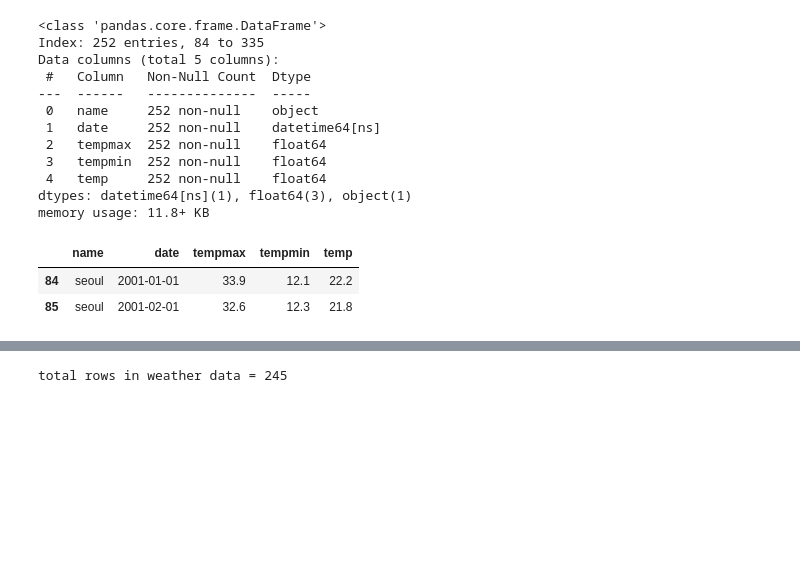
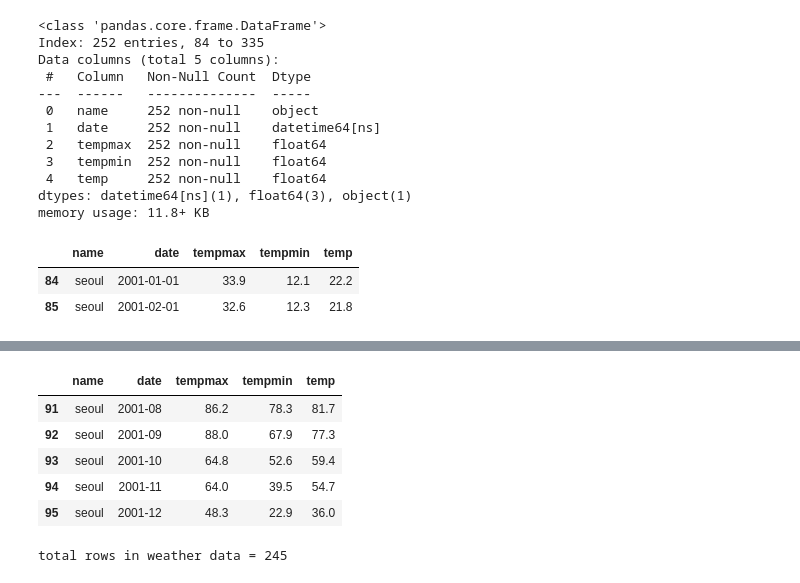
Before and after one commit to kamranalisays/DataAnalyst, a Jupyter notebook: data_wrangling_project_starter.ipynb, the cells around one changed output, grey strips where cells are left out. Saved outputs shown, nothing was run; the diff lists cells and outputs as text; code cells hidden in the pictures; blank space fills up the shorter version.

```diff
--- a/data_wrangling_project_starter.ipynb
+++ b/data_wrangling_project_starter.ipynb
@@ -792,3 +795,14 @@ dfwc.sort_values( by='date', ascending=False).head(2)
+# %%
+dfwc['date'] = dfwc['date'].dt.strftime('%Y-%m')
+# %%
+dfwc.sort_values( by='date', ascending=True).head(5)
+# %% [output]
+|  | name | date | tempmax | tempmin | temp |
+| 91 | seoul | 2001-08 | 86.2 | 78.3 | 81.7 |
+| 92 | seoul | 2001-09 | 88.0 | 67.9 | 77.3 |
+| 93 | seoul | 2001-10 | 64.8 | 52.6 | 59.4 |
+| 94 | seoul | 2001-11 | 64.0 | 39.5 | 54.7 |
+| 95 | seoul | 2001-12 | 48.3 | 22.9 | 36.0 |
 # %%
 row_count= len(dfwc)
 print('total rows in weather data =',row_count)
```
Also changed, not shown: parts of 8 cells of this notebook.
